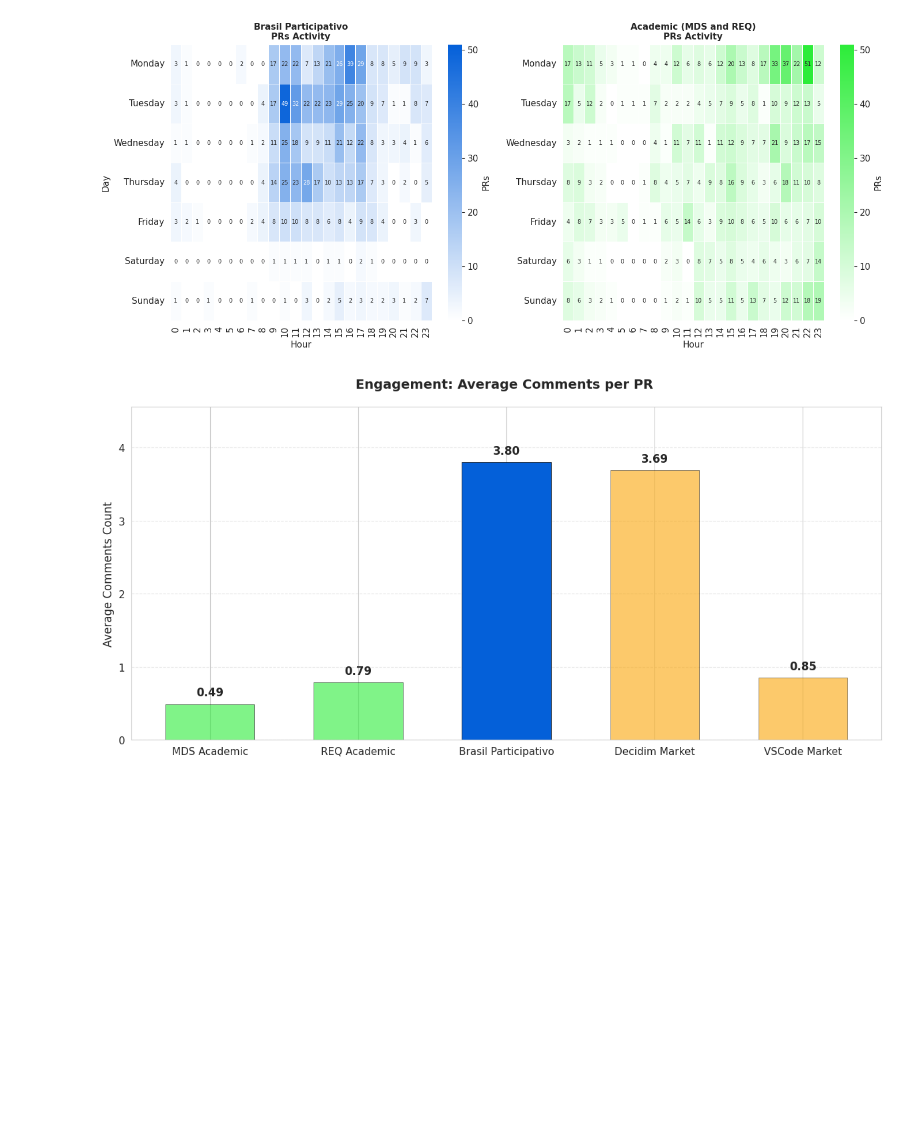
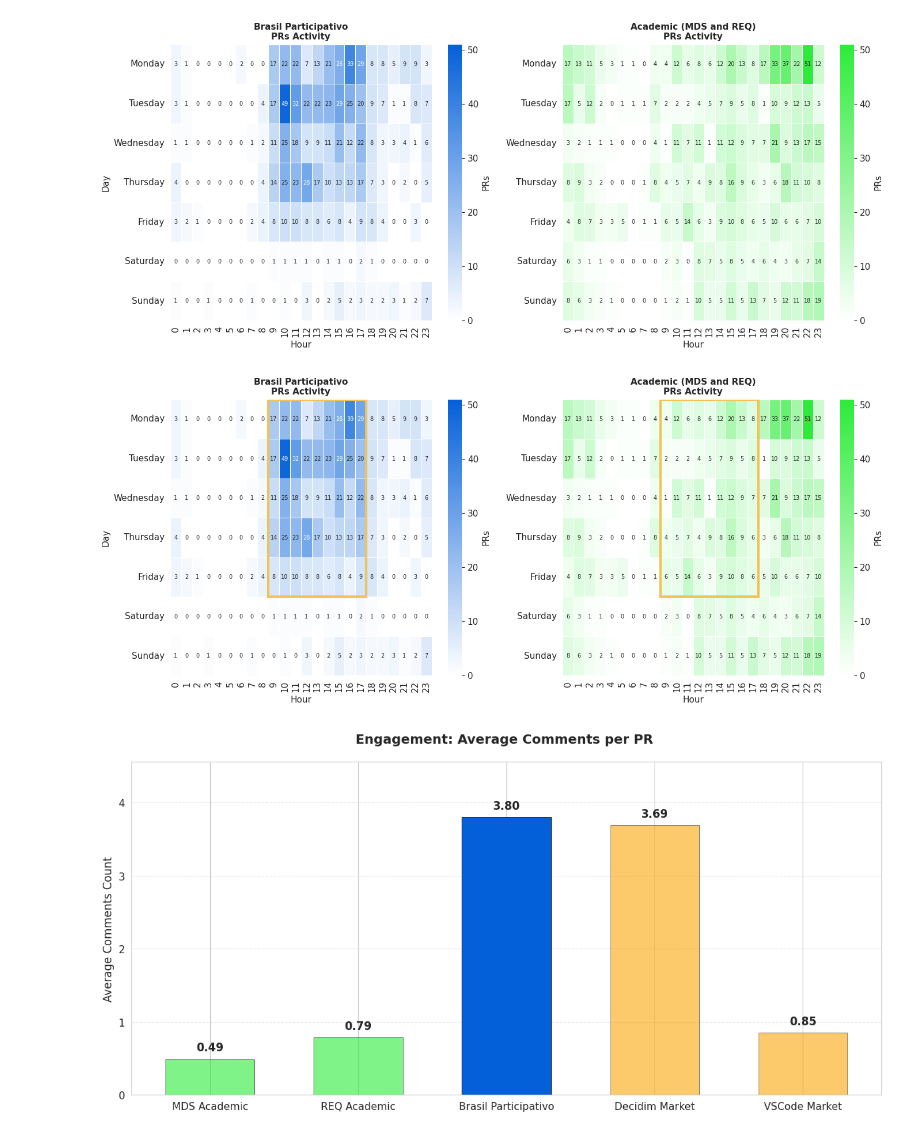
Before and after one commit to lablivre-unb/EbL_Over_PbL, a Jupyter notebook: metrics/notebooks/prs_viz_bp.ipynb, the cells around one changed output. Drawn from its saved outputs; the diff is of its cells as text; code cells hidden in the pictures; blank space fills up the shorter version.

Commit message:
feat: adição horario comercial highlight

```diff
--- a/metrics/notebooks/prs_viz_bp.ipynb
+++ b/metrics/notebooks/prs_viz_bp.ipynb
@@ -319,6 +319,94 @@ def plot_activity_heatmaps_comparison(df_bp, df_mds, df_req):
 plot_activity_heatmaps_comparison(df_no_bots, df_mds_no_bots, df_req_no_bots)
 # %% [output]
 [figure]
+# %%
+from matplotlib.patches import Rectangle
+
+def plot_activity_heatmaps_with_business_hours(df_bp, df_mds, df_req):
+    def prepare_data(data):
+        data = data.copy()
+        data['created_at'] = pd.to_datetime(data['created_at'], utc=True)
+        data['merged_at'] = pd.to_datetime(data['merged_at'], utc=True)
+        try:
+            data['created_at_br'] = data['created_at'].dt.tz_convert('America/Sao_Paulo')
+            data['merged_at_br'] = data['merged_at'].dt.tz_convert('America/Sao_Paulo')
+        except:
+            data['created_at_br'] = data['created_at']
+            data['merged_at_br'] = data['merged_at']
+        return data
+
+    def get_combined_heatmap_data(data):
+        temp_created = data[['id', 'created_at_br']].dropna().copy()
+        temp_created['day_name'] = temp_created['created_at_br'].dt.day_name()
+        temp_created['hour'] = temp_created['created_at_br'].dt.hour
+
+        temp_merged = data[['id', 'merged_at_br']].dropna().copy()
+        temp_merged['day_name'] = temp_merged['merged_at_br'].dt.day_name()
+        temp_merged['hour'] = temp_merged['merged_at_br'].dt.hour
+
+        temp_combined = pd.concat([
+            temp_created[['day_name', 'hour']],
+            temp_merged[['day_name', 'hour']]
+        ])
+
+        pivot = temp_combined.groupby(['day_name', 'hour']).size().unstack(fill_value=0)
+        days_order = ['Monday', 'Tuesday', 'Wednesday', 'Thursday', 'Friday', 'Saturday', 'Sunday']
+        pivot = pivot.reindex(days_order).fillna(0).astype(int)
+        for h in range(24):
+            if h not in pivot.columns:
+                pivot[h] = 0
+        return pivot[sorted(pivot.columns)]
+
+    def add_business_hours_rect(ax):
+        """Adiciona retângulo amarelo (Market) no horário comercial: 9h-18h, Seg-Sex"""
+        # No heatmap: x = coluna (hora), y = linha (dia)
+        # Monday=0, Friday=4 → y de 0 a 5 (5 dias)
+        # 9h=coluna 9, 18h=coluna 18 → x de 9 a 18 (9 horas)
+        rect = Rectangle(
+            (9, 0),       # canto inferior esquerdo (x=hora 9, y=Monday)
+            9, 5,         # largura=9 horas (9-18), altura=5 dias (Mon-Fri)
+            linewidth=3,
+            edgecolor=BENCH_MEDIUM,
+            facecolor='none',
+            linestyle='-',
+            zorder=10
+        )
+        ax.add_patch(rect)
+
+    cmap_bp = LinearSegmentedColormap.from_list("bp", ["#ffffff", BP_PRIMARY])
+    cmap_academic = LinearSegmentedColormap.from_list("academic", ["#ffffff", DISC_PRIMARY])
+
+    df_bp = prepare_data(df_bp)
+    df_mds = prepare_data(df_mds)
+    df_req = prepare_data(df_req)
+    df_academic = pd.concat([df_mds, df_req])
+
+    heatmap_bp = get_combined_heatmap_data(df_bp)
+    heatmap_academic = get_combined_heatmap_data(df_academic)
+
+    vmax = max(heatmap_bp.max().max(), heatmap_academic.max().max())
+
+    fig, axes = plt.subplots(1, 2, figsize=(14, 6))
+
+    sns.heatmap(heatmap_bp, cmap=cmap_bp, annot=True, fmt='d', linewidths=.5, ax=axes[0], cbar_kws={'label': 'PRs'}, annot_kws={'size': 7}, vmin=0, vmax=vmax)
+    axes[0].set_title(f'{org_title}\nPRs Activity', fontsize=11, fontweight='bold')
+    add_business_hours_rect(axes[0])
+
+    sns.heatmap(heatmap_academic, cmap=cmap_academic, annot=True, fmt='d', linewidths=.5, ax=axes[1], cbar_kws={'label': 'PRs'}, annot_kws={'size': 7}, vmin=0, vmax=vmax)
+    axes[1].set_title('Academic (MDS and REQ)\nPRs Activity', fontsize=11, fontweight='bold')
+    add_business_hours_rect(axes[1])
+
+    for ax in axes.flat:
+        ax.set_ylabel('')
+        ax.set_xlabel('Hour')
+    axes[0].set_ylabel('Day')
+
+    plt.tight_layout()
+    plt.show()
+
+plot_activity_heatmaps_with_business_hours(df_no_bots, df_mds_no_bots, df_req_no_bots)
+# %% [output]
+[figure, added]
 # %%
 avg_comments_bp = df_no_bots['comments'].mean()
 avg_comments_mds = df_mds_no_bots['comments'].mean()
```
